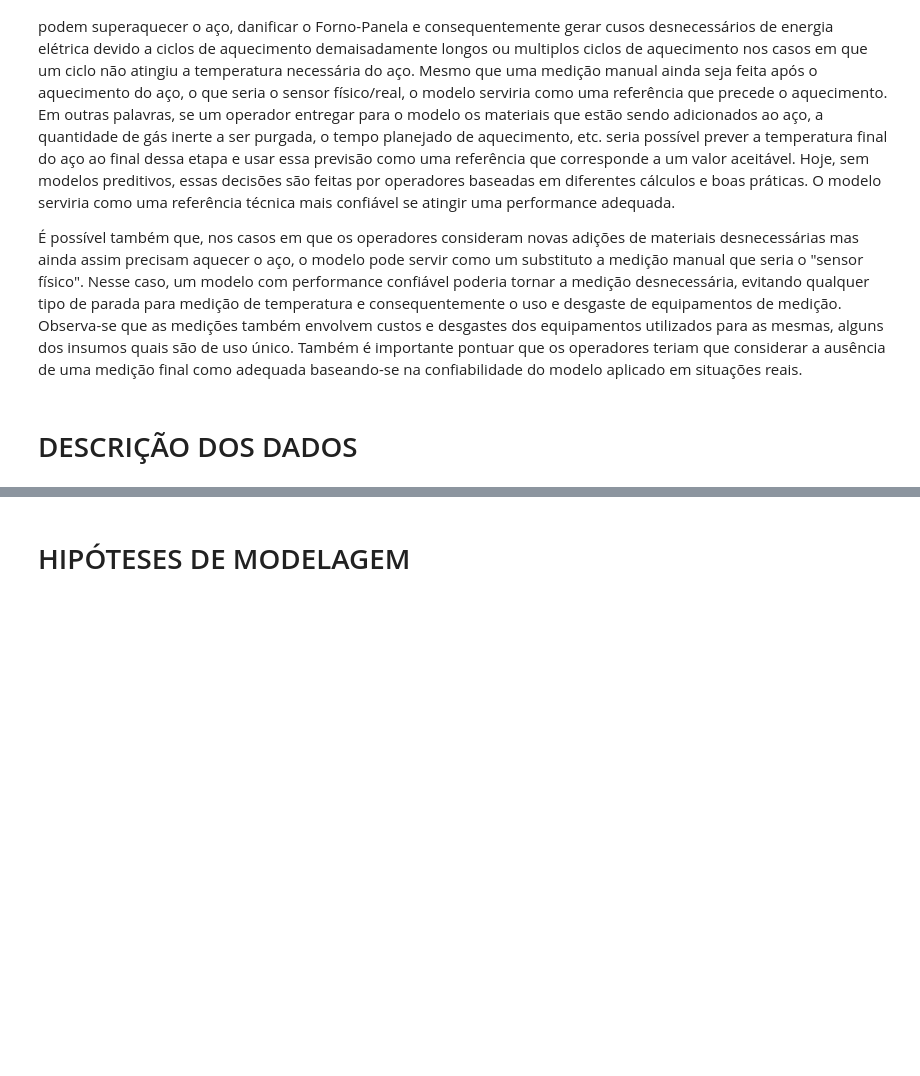
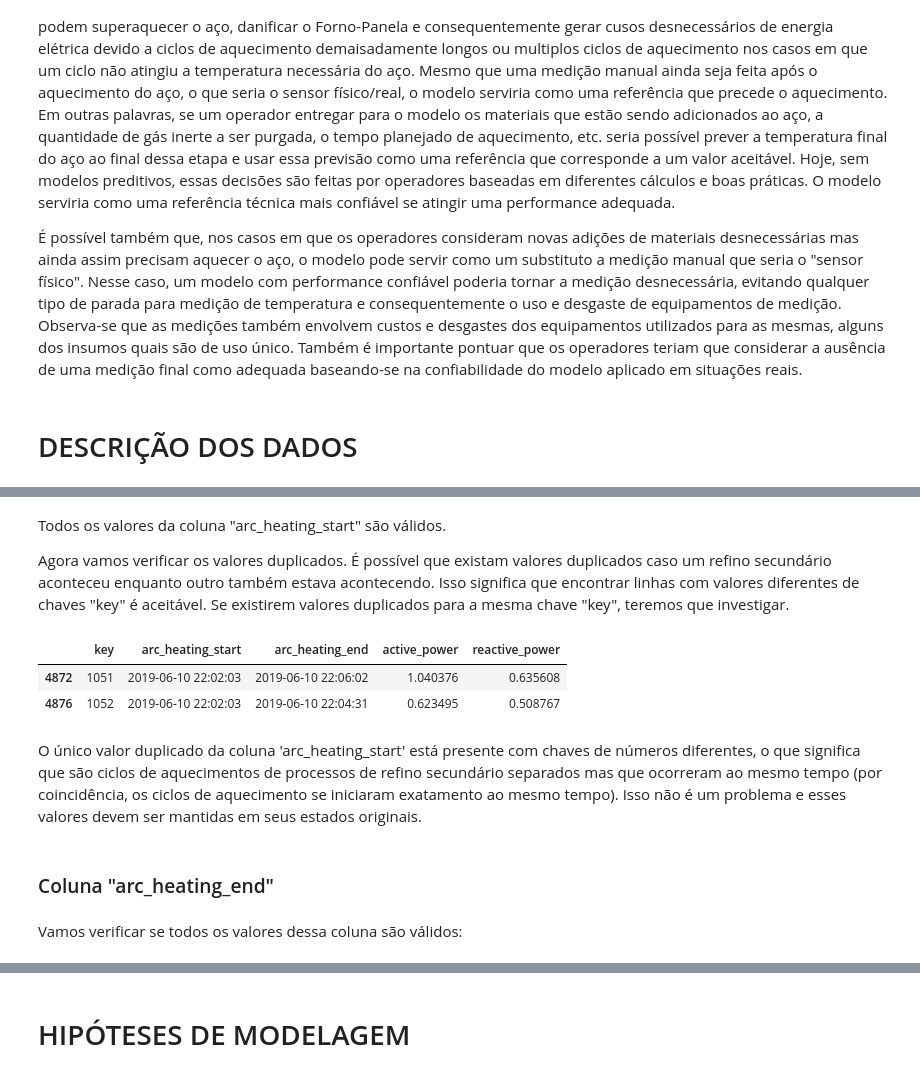
Before and after one commit to danendless/TT-Sprint17-FINAL-PROJECT, a Jupyter notebook: notebooks/steelproof_notebook_work_plan.ipynb, the cells around one changed output, grey strips where cells are left out. Saved outputs shown, nothing was run; the diff lists cells and outputs as text; code cells hidden in the pictures; blank space fills up the shorter version.

```diff
--- a/notebooks/steelproof_notebook_work_plan.ipynb
+++ b/notebooks/steelproof_notebook_work_plan.ipynb
@@ -72,0 +223,16 @@ from pathlib import Path
+# %% [markdown]
+Todos os valores da coluna "arc_heating_start" são válidos.
+
+Agora vamos verificar os valores duplicados. É possível que existam valores duplicados caso um refino secundário aconteceu enquanto outro também estava acontecendo. Isso significa que encontrar linhas com valores diferentes de chaves "key" é aceitável. Se existirem valores duplicados para a mesma chave "key", teremos que investigar.
+# %%
+data_arc_en[data_arc_en.loc[:,"arc_heating_start"].duplicated(keep=False)]
+# %% [output]
+|  | key | arc_heating_start | arc_heating_end | active_power | reactive_power |
+| 4872 | 1051 | 2019-06-10 22:02:03 | 2019-06-10 22:06:02 | 1.040376 | 0.635608 |
+| 4876 | 1052 | 2019-06-10 22:02:03 | 2019-06-10 22:04:31 | 0.623495 | 0.508767 |
+# %% [markdown]
+O único valor duplicado da coluna 'arc_heating_start' está presente com chaves de números diferentes, o que significa que são ciclos de aquecimentos de processos de refino secundário separados mas que ocorreram ao mesmo tempo (por coincidência, os ciclos de aquecimento se iniciaram exatamento ao mesmo tempo). Isso não é um problema e esses valores devem ser mantidas em seus estados originais.
+# %% [markdown]
+### Coluna "arc_heating_end"
+# %% [markdown]
+Vamos verificar se todos os valores dessa coluna são válidos:
```
Also changed, not shown: parts of 28 cells of this notebook.
